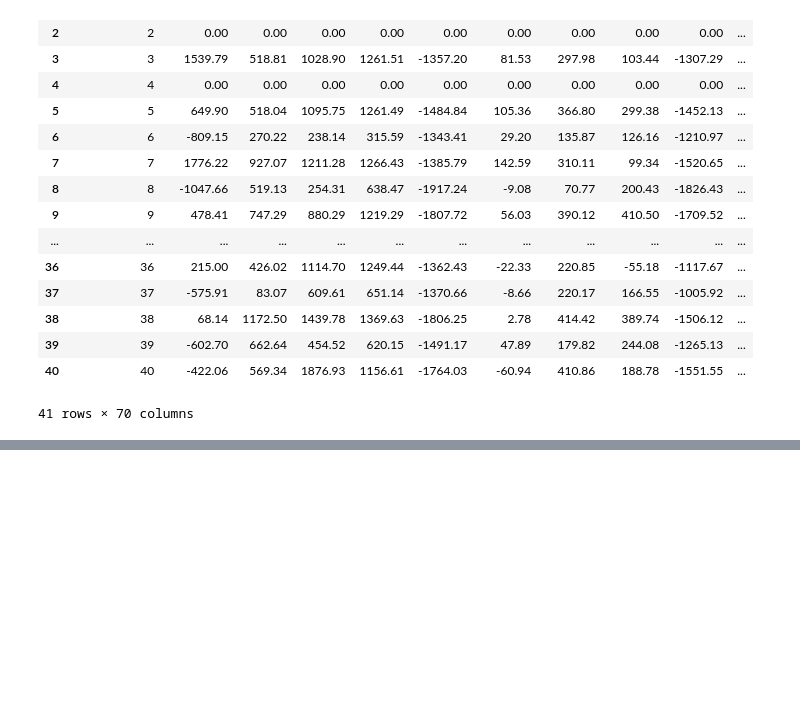
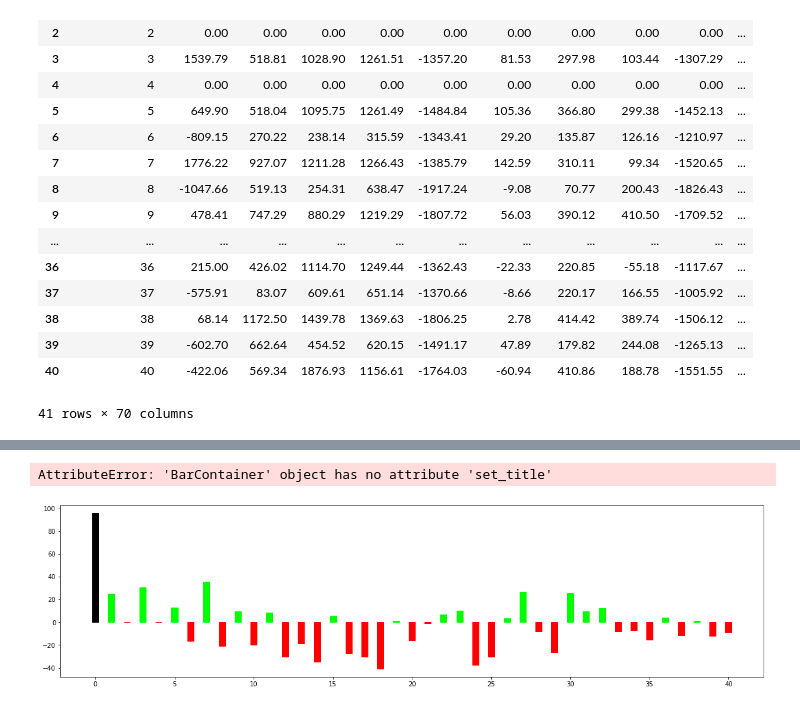
Before and after one commit to Varun487/AIAlgoTrading, a Jupyter notebook: research/baselines/PortfolioReturns.ipynb, the cells around one changed output, grey strips where cells are left out. Drawn from its saved outputs; the diff is of its cells as text; code cells hidden in the pictures; blank space fills up the shorter version.

```diff
--- a/research/baselines/PortfolioReturns.ipynb
+++ b/research/baselines/PortfolioReturns.ipynb
@@ -55,0 +72,5 @@ portfolio_returns.to_csv('./PORTFOLIO_RETURNS.csv')
+# %%
+total_returns = list(portfolio_returns['2017-2020'])
+for i in range(41):
+	total_returns[i] = total_returns[i]/50
+total_returns
@@ -55,0 +95,15 @@ portfolio_returns.to_csv('./PORTFOLIO_RETURNS.csv')
+# %%
+# Plot of returns for 4 years baseline VS all other strategies
+configs = list(range(41))
+fig = plt.figure(figsize = (20, 5))
+total_returns_graph = plt.bar(configs, total_returns, color ='b', width = 0.4)
+total_returns_graph[0].set_color('black')
+for i in range(1, 41):
+	if total_returns[i] > 0:
+		total_returns_graph[i].set_color('lime')
+	else:
+		total_returns_graph[i].set_color('red')
+total_returns_graph.set_title('2017-2020 average returns of portfolio')
+# %% [output]
+AttributeError: 'BarContainer' object has no attribute 'set_title'
+[figure, added]
```
Also changed, not shown: parts of 3 cells of this notebook, 1 other file.
